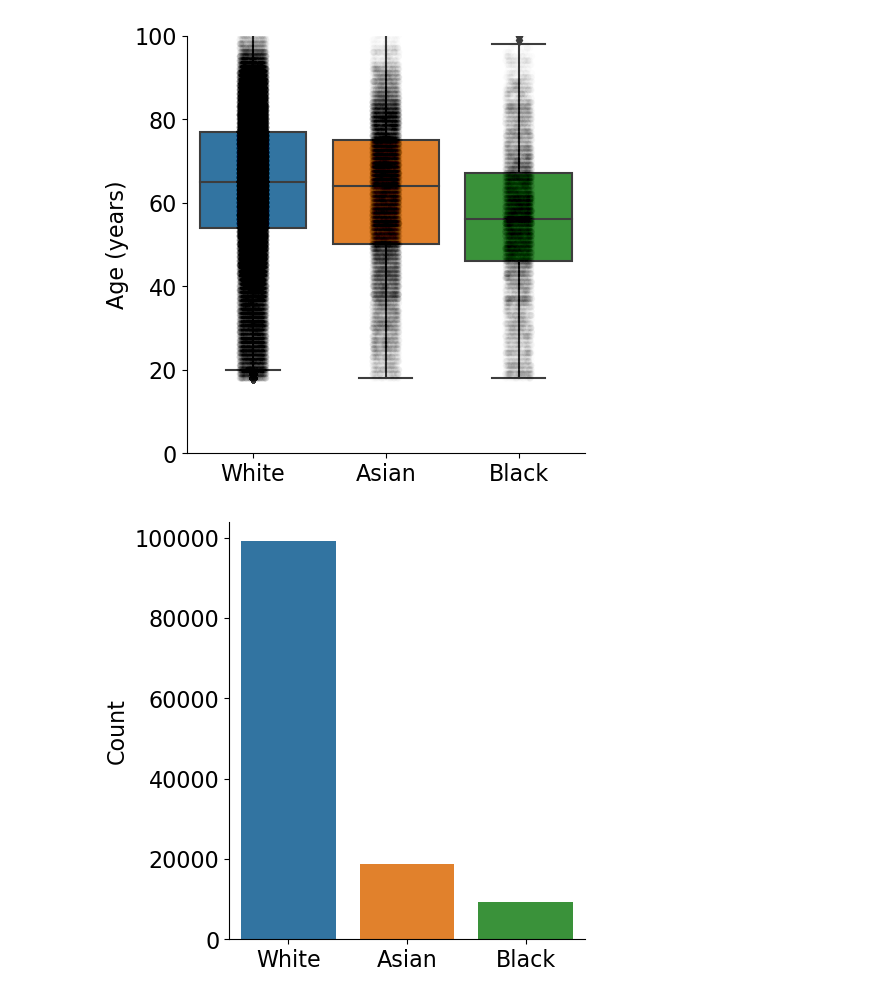
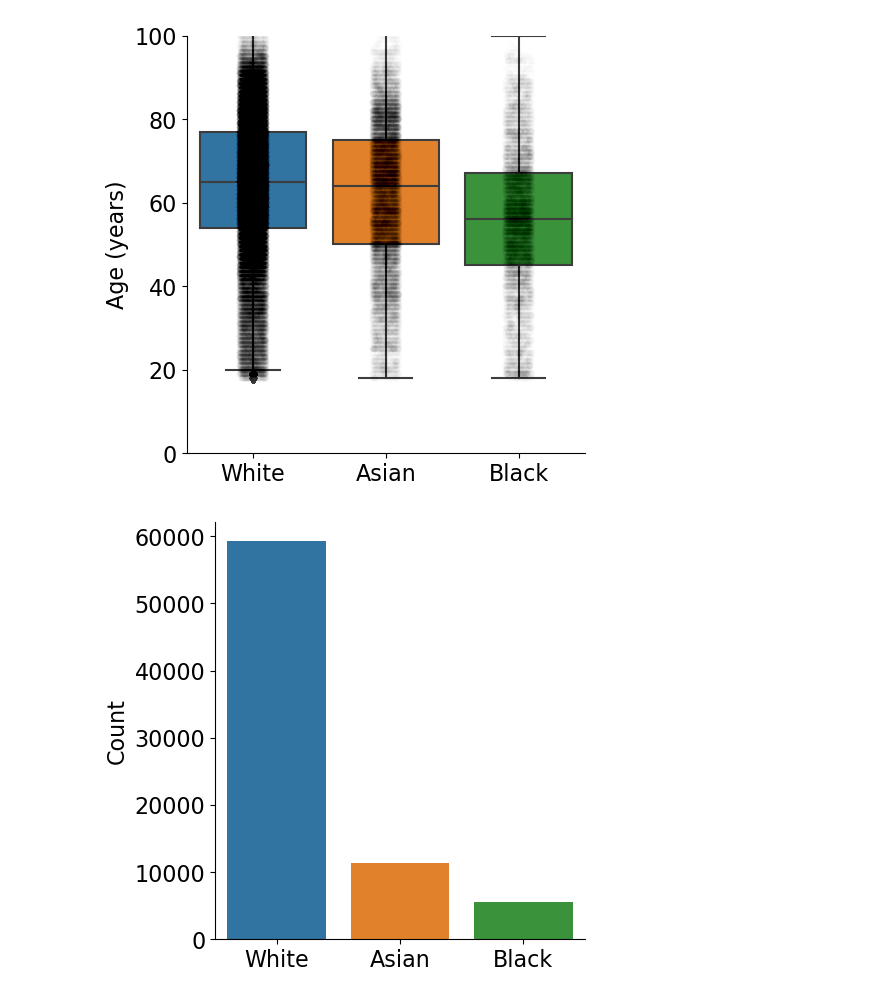
Before and after one commit to GivralNguyen/Towards-Fair-and-Private-AI-in-Chest-Radiograph-Analysis, a Jupyter notebook: data_analysis/chexpert_subset.ipynb, the cells around one changed output. Cells and saved outputs as stored; diff of their text form; code cells hidden in the pictures.

```diff
--- a/data_analysis/chexpert_subset.ipynb
+++ b/data_analysis/chexpert_subset.ipynb
@@ -33,9 +33,11 @@ df_train_male = df_train[df_train['sex'] == 'Male']
 df_val_male = df_val[df_val['sex'] == 'Male']
 df_train_male.to_csv(data_dir + 'chexpert.sample.train.male.csv')
 df_val_male.to_csv(data_dir + 'chexpert.sample.val.male.csv')
+# %%
+df_visualize = df_train
 # %%
-df_cxr.loc[df_cxr['disease'] == 'Pleural Effusion', 'disease'] = 'Pleur. Eff.'
-df_cxr.loc[df_cxr['disease'] == 'No Finding', 'disease'] = 'No Find.'
+df_visualize.loc[df_visualize['disease'] == 'Pleural Effusion', 'disease'] = 'Pleur. Eff.'
+df_visualize.loc[df_visualize['disease'] == 'No Finding', 'disease'] = 'No Find.'
 # %%
 #the distribution of ages for different gender categorized by race.
 import matplotlib.pyplot as plt
@@ -103,17 +105,17 @@ plt.show()
 # %%
-fig = sns.catplot(x='race', y='age', order=['White', 'Asian', 'Black'], kind="box", data=df_cxr)
-sns.stripplot(x='race', y='age', color='k', order=['White', 'Asian', 'Black'], alpha=0.01, data=df_cxr, ax=fig.ax)
+fig = sns.catplot(x='race', y='age', order=['White', 'Asian', 'Black'], kind="box", data=df_visualize)
+sns.stripplot(x='race', y='age', color='k', order=['White', 'Asian', 'Black'], alpha=0.01, data=df_visualize, ax=fig.ax)
 plt.xlabel('', fontsize=fontsize)
 plt.ylabel('Age (years)', fontsize=fontsize)
 plt.ylim([0, 100])
 plt.show()
 # %% [output]
-[figure, old version]
+[figure, new version]
 # %%
-fig = sns.catplot(x='race', order=['White', 'Asian', 'Black'], data=df_cxr, kind='count')
+fig = sns.catplot(x='race', order=['White', 'Asian', 'Black'], data=df_visualize, kind='count')
 plt.xlabel('', fontsize=fontsize)
 plt.ylabel('Count', fontsize=fontsize)
 plt.show()
 # %% [output]
-[figure, old version]
+[figure, new version]
 # %%
```
Also changed, not shown: parts of 10 cells of this notebook, 9 other files.
